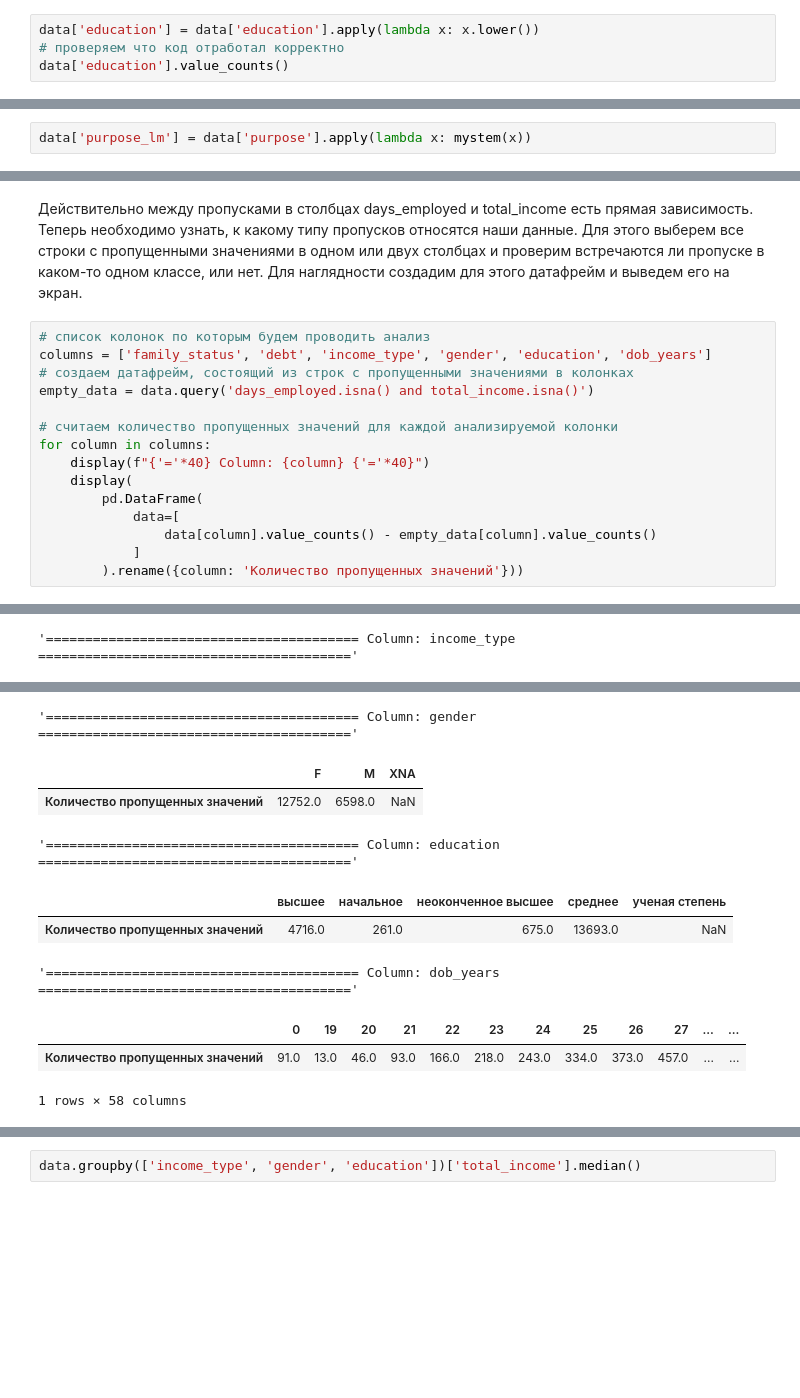
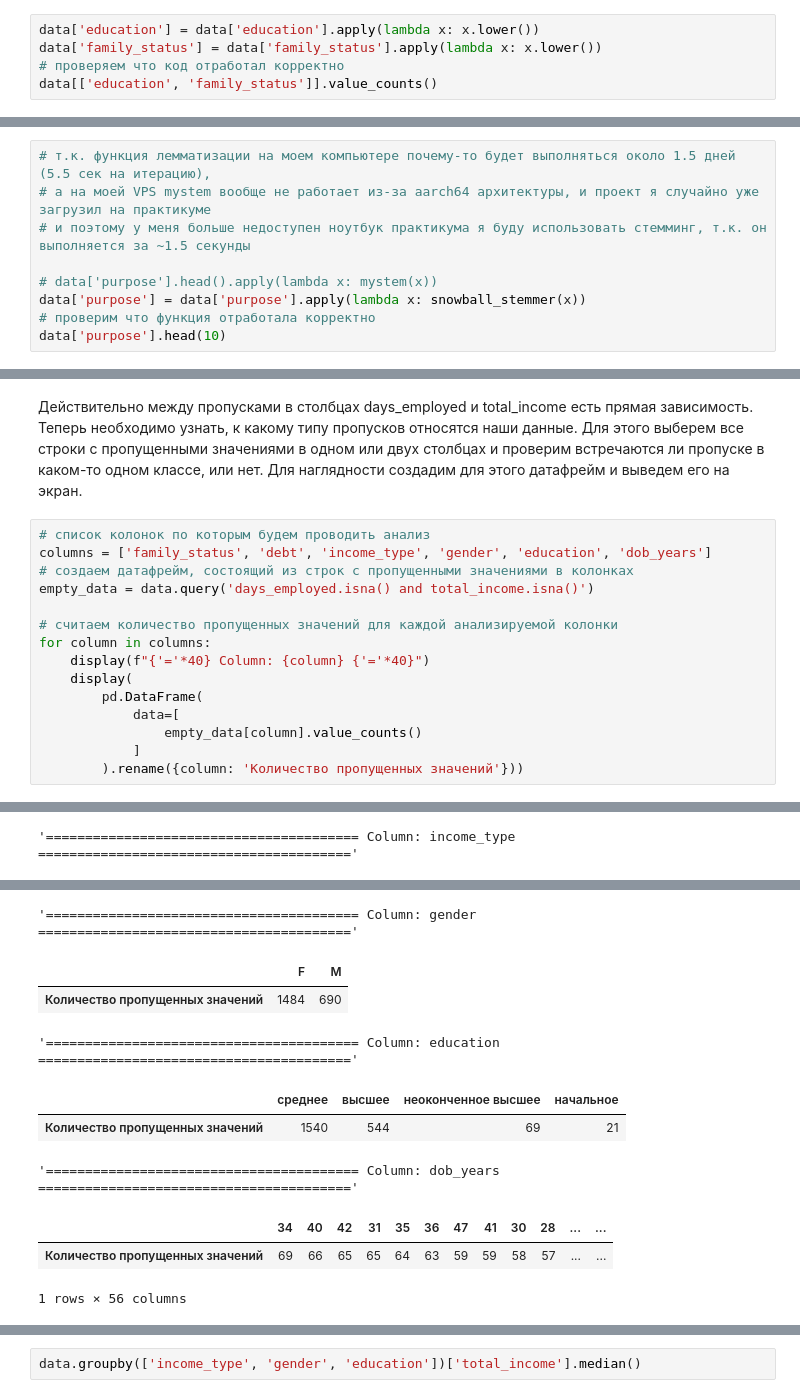
Before and after one commit to versus666jzx/practicum_ds, a Jupyter notebook: module_2/notebooks/credit_scoring.ipynb, the cells around one changed output, grey strips where cells are left out. Cells and saved outputs as stored; diff of their text form; blank space fills up the shorter version.

```diff
--- a/module_2/notebooks/credit_scoring.ipynb
+++ b/module_2/notebooks/credit_scoring.ipynb
@@ -168,5 +172,6 @@ data = data_compressed
 # %%
 data['education'] = data['education'].apply(lambda x: x.lower())
+data['family_status'] = data['family_status'].apply(lambda x: x.lower())
 # проверяем что код отработал корректно
-data['education'].value_counts()
+data[['education', 'family_status']].value_counts()
 # %% [output]
@@ -181,2 +198,0 @@ Name: education, dtype: int64
-# %%
-data['purpose_lm'] = data['purpose'].apply(lambda x: mystem(x))
@@ -193,0 +199,9 @@ Name: purpose_lm, dtype: object
+# %%
+# т.к. функция лемматизации на моем компьютере почему-то будет выполняться около 1.5 дней (5.5 сек на итерацию),
+# а на моей VPS mystem вообще не работает из-за aarch64 архитектуры, и проект я случайно уже загрузил на практикуме
+# и поэтому у меня больше недоступен ноутбук практикума я буду использовать стемминг, т.к. он выполняется за ~1.5 секунды
+
+# data['purpose'].head().apply(lambda x: mystem(x))
+data['purpose'] = data['purpose'].apply(lambda x: snowball_stemmer(x))
+# проверим что функция отработала корректно
+data['purpose'].head(10)
@@ -220,7 +248,7 @@ for column in columns:
     display(
         pd.DataFrame(
             data=[
-                data[column].value_counts() - empty_data[column].value_counts()
+                empty_data[column].value_counts()
             ]
         ).rename({column: 'Количество пропущенных значений'}))
 # %% [output]
@@ -236,11 +264,11 @@ for column in columns:
 '======================================== Column: gender ========================================'
-|  | F | M | XNA |
-| Количество пропущенных значений | 12752.0 | 6598.0 | NaN |
+|  | F | M |
+| Количество пропущенных значений | 1484 | 690 |
 '======================================== Column: education ========================================'
-|  | высшее | начальное | неоконченное высшее | среднее | ученая степень |
-| Количество пропущенных значений | 4716.0 | 261.0 | 675.0 | 13693.0 | NaN |
+|  | среднее | высшее | неоконченное высшее | начальное |
+| Количество пропущенных значений | 1540 | 544 | 69 | 21 |
 '======================================== Column: dob_years ========================================'
-|  | 0 | 19 | 20 | 21 | 22 | 23 | 24 | 25 | 26 | 27 | ... | ... |
-| Количество пропущенных значений | 91.0 | 13.0 | 46.0 | 93.0 | 166.0 | 218.0 | 243.0 | 334.0 | 373.0 | 457.0 | ... | ... |
+|  | 34 | 40 | 42 | 31 | 35 | 36 | 47 | 41 | 30 | 28 | ... | ... |
+| Количество пропущенных значений | 69 | 66 | 65 | 65 | 64 | 63 | 59 | 59 | 58 | 57 | ... | ... |
-1 rows × 58 columns
+1 rows × 56 columns
 # %% [markdown]
```
Also changed, not shown: parts of 61 cells of this notebook.
